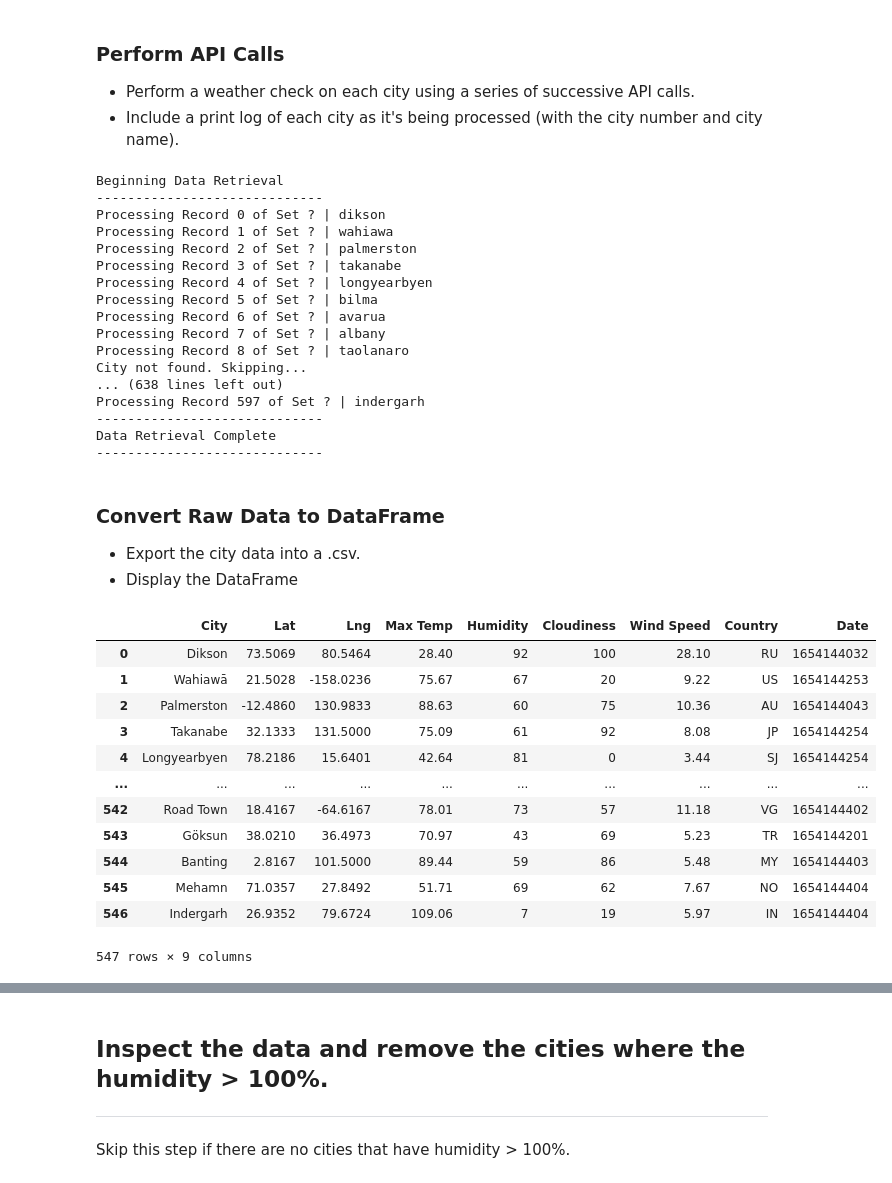
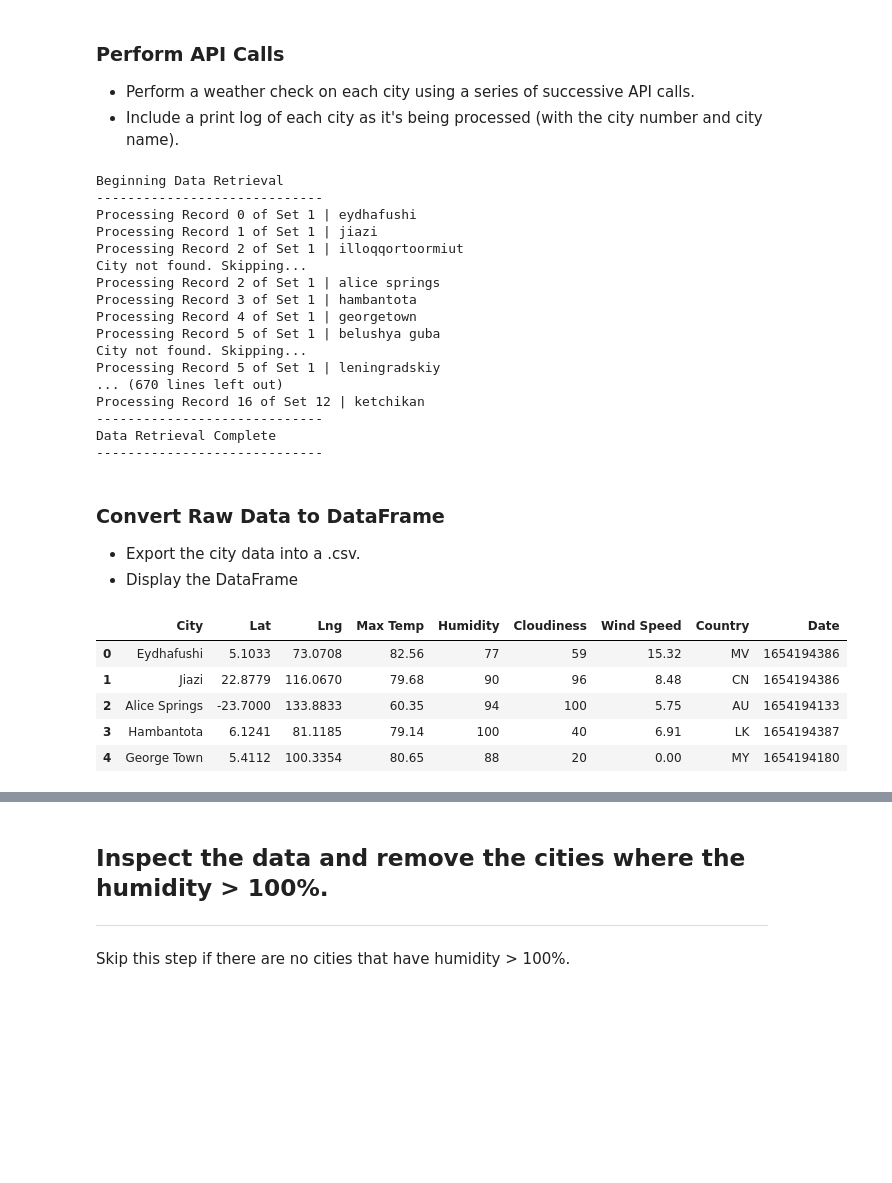
Before and after one commit to mbruns13/python-api-challenge, a Jupyter notebook: WeatherPy.ipynb, the cells around one changed output, grey strips where cells are left out. Cells and saved outputs as stored; diff of their text form; code cells hidden in the pictures; blank space fills up the shorter version.

```diff
--- a/WeatherPy.ipynb
+++ b/WeatherPy.ipynb
@@ -54,7 +54,7 @@ len(cities)
 * Perform a weather check on each city using a series of successive API calls.
 * Include a print log of each city as it's being processed (with the city number and city name).
 # %%
-# set up lists to hold reponse info
+#set up empty lists to hold weather info
 name = []
 lat = []
 lon = []
@@ -64,24 +64,26 @@ cloudiness = []
 wind_speed = []
 country = []
 date = []
+city_num = 0
+set_num = 1
 
 print("Beginning Data Retrieval")
 print("-----------------------------")
 
 # Loop through the list of cities and perform a request for data on each
-for index, city in enumerate(cities):
+for city in cities:
     url = "http://api.openweathermap.org/data/2.5/weather?"
     units = "imperial"
 
     # partial query URL
     query_url = f"{url}appid={weather_api_key}&units={units}&q="
 
+    try:
+        print(f"Processing Record {city_num} of Set {set_num} | {city}")
 
-
-    try:
-        print(f"Processing Record {index} of Set ? | {city}")
         response = requests.get(query_url + city).json()
 
+        #add weather data for city into lists
         lat.append(response['coord']['lat'])
         lon.append(response['coord']['lon'])
         max_temp.append(response['main']['temp'])
@@ -91,6 +93,16 @@ for index, city in enumerate(cities):
         country.append(response['sys']['country'])
         date.append(response['dt'])
         name.append(response['name'])
+
+        if city_num == 49:
+            #reset record number to 0
+            city_num = 0
+            #increase set number by 1
+            set_num += 1
+        else:
+            #increase record number by 1
+            city_num += 1
+
     except:
         print(f"City not found. Skipping...")
 
@@ -100,18 +112,18 @@ print("-----------------------------")
 # %% [output]
 Beginning Data Retrieval
 -----------------------------
-Processing Record 0 of Set ? | dikson
-Processing Record 1 of Set ? | wahiawa
-Processing Record 2 of Set ? | palmerston
-Processing Record 3 of Set ? | takanabe
-Processing Record 4 of Set ? | longyearbyen
-Processing Record 5 of Set ? | bilma
-Processing Record 6 of Set ? | avarua
-Processing Record 7 of Set ? | albany
-Processing Record 8 of Set ? | taolanaro
+Processing Record 0 of Set 1 | eydhafushi
+Processing Record 1 of Set 1 | jiazi
+Processing Record 2 of Set 1 | illoqqortoormiut
 City not found. Skipping...
-... (638 lines left out)
-Processing Record 597 of Set ? | indergarh
+Processing Record 2 of Set 1 | alice springs
+Processing Record 3 of Set 1 | hambantota
+Processing Record 4 of Set 1 | georgetown
+Processing Record 5 of Set 1 | belushya guba
+City not found. Skipping...
+Processing Record 5 of Set 1 | leningradskiy
+... (670 lines left out)
+Processing Record 16 of Set 12 | ketchikan
 -----------------------------
 Data Retrieval Complete
 -----------------------------
@@ -120,30 +132,25 @@ Data Retrieval Complete
 * Export the city data into a .csv.
 * Display the DataFrame
 # %%
+#combine city and weather data into dictionary
 cities_dict = {
     "City": name,
     "Lat": lat,
     "Lng": lon,
     "Max Temp": max_temp,
     "Humidity": humidity,
     "Cloudiness": cloudiness,
     "Wind Speed": wind_speed,
     "Country": country,
     "Date": date,
 }
+#create df
 cities_df = pd.DataFrame(cities_dict)
-cities_df
+cities_df.head()
 # %% [output]
 |  | City | Lat | Lng | Max Temp | Humidity | Cloudiness | Wind Speed | Country | Date |
-| 0 | Dikson | 73.5069 | 80.5464 | 28.40 | 92 | 100 | 28.10 | RU | 1654144032 |
-| 1 | Wahiawā | 21.5028 | -158.0236 | 75.67 | 67 | 20 | 9.22 | US | 1654144253 |
-| 2 | Palmerston | -12.4860 | 130.9833 | 88.63 | 60 | 75 | 10.36 | AU | 1654144043 |
-| 3 | Takanabe | 32.1333 | 131.5000 | 75.09 | 61 | 92 | 8.08 | JP | 1654144254 |
-| 4 | Longyearbyen | 78.2186 | 15.6401 | 42.64 | 81 | 0 | 3.44 | SJ | 1654144254 |
-| ... | ... | ... | ... | ... | ... | ... | ... | ... | ... |
-| 542 | Road Town | 18.4167 | -64.6167 | 78.01 | 73 | 57 | 11.18 | VG | 1654144402 |
-| 543 | Göksun | 38.0210 | 36.4973 | 70.97 | 43 | 69 | 5.23 | TR | 1654144201 |
-| 544 | Banting | 2.8167 | 101.5000 | 89.44 | 59 | 86 | 5.48 | MY | 1654144403 |
-| 545 | Mehamn | 71.0357 | 27.8492 | 51.71 | 69 | 62 | 7.67 | NO | 1654144404 |
-| 546 | Indergarh | 26.9352 | 79.6724 | 109.06 | 7 | 19 | 5.97 | IN | 1654144404 |
+| 0 | Eydhafushi | 5.1033 | 73.0708 | 82.56 | 77 | 59 | 15.32 | MV | 1654194386 |
+| 1 | Jiazi | 22.8779 | 116.0670 | 79.68 | 90 | 96 | 8.48 | CN | 1654194386 |
+| 2 | Alice Springs | -23.7000 | 133.8833 | 60.35 | 94 | 100 | 5.75 | AU | 1654194133 |
+| 3 | Hambantota | 6.1241 | 81.1185 | 79.14 | 100 | 40 | 6.91 | LK | 1654194387 |
+| 4 | George Town | 5.4112 | 100.3354 | 80.65 | 88 | 20 | 0.00 | MY | 1654194180 |
-547 rows × 9 columns
```
Also changed, not shown: parts of 21 cells of this notebook, 5 other files.
